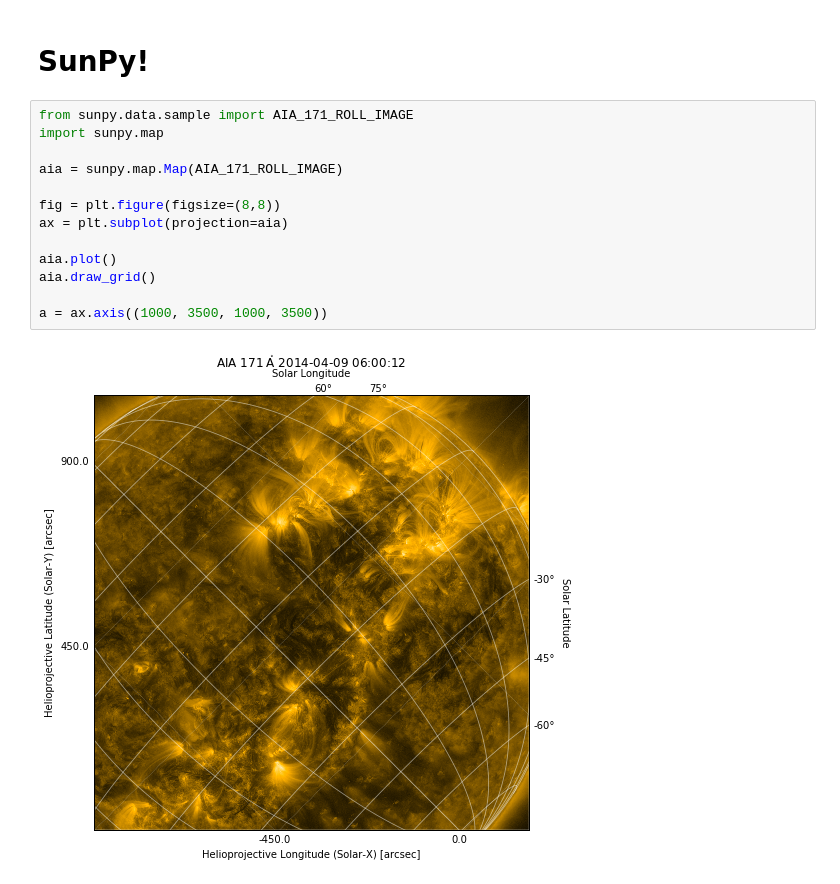
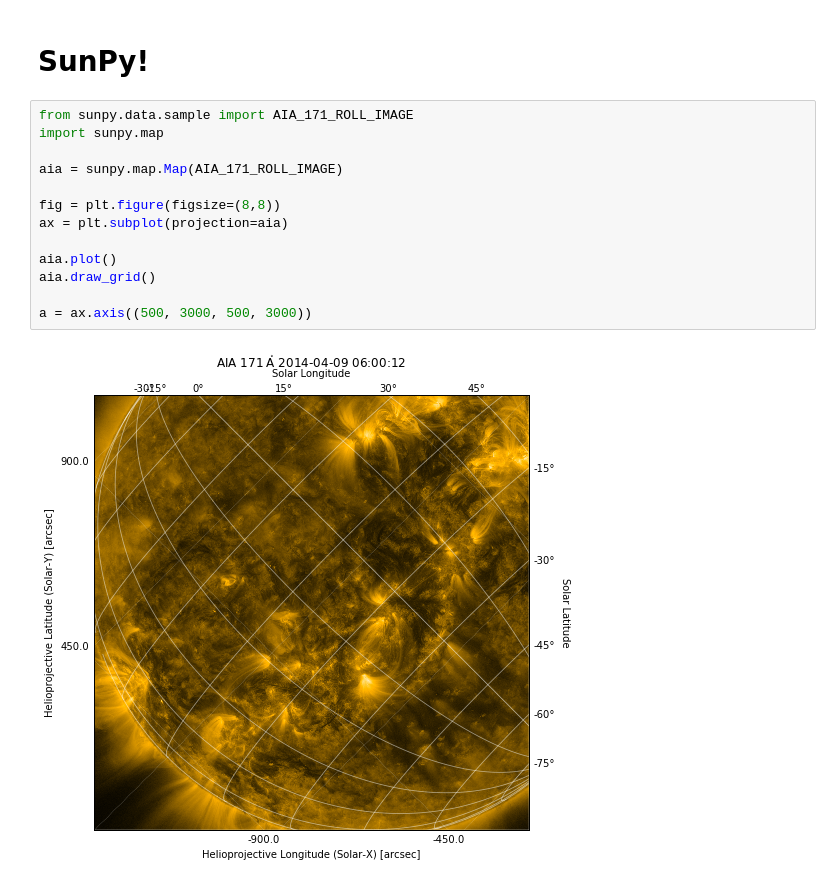
Before and after one commit to Cadair/gsfc-open-community-talk, a Jupyter notebook: index.ipynb, the cells around one changed output. Cells and saved outputs as stored; diff of their text form.

```diff
--- a/index.ipynb
+++ b/index.ipynb
@@ -362,15 +418,15 @@ None
 # %%
 from sunpy.data.sample import AIA_171_ROLL_IMAGE
 import sunpy.map
 
 aia = sunpy.map.Map(AIA_171_ROLL_IMAGE)
 
 fig = plt.figure(figsize=(8,8))
 ax = plt.subplot(projection=aia)
 
 aia.plot()
 aia.draw_grid()
 
-a = ax.axis((1000, 3500, 1000, 3500))
+a = ax.axis((500, 3000, 500, 3000))
 # %% [output]
-[figure, old version]
+[figure, new version]
```
Also changed, not shown: parts of 12 cells of this notebook, 2 other files.
